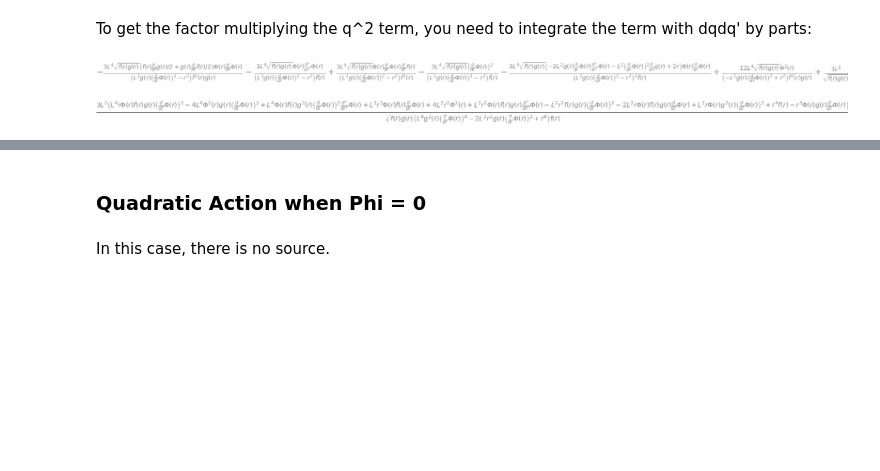
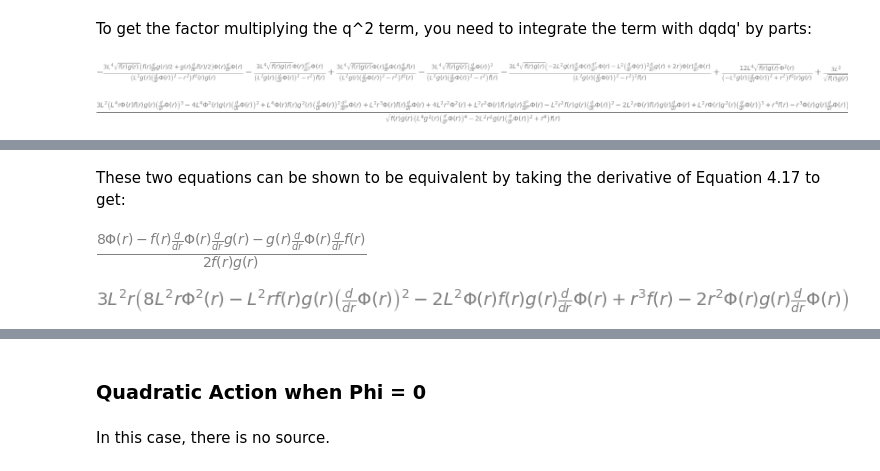
Before and after one commit to jchryssanthacopoulos/wormholes, a Jupyter notebook: second_order_action_analysis.ipynb, the cells around one changed output, grey strips where cells are left out. Cells and saved outputs as stored; diff of their text form; code cells hidden in the pictures; blank space fills up the shorter version.

```diff
--- a/second_order_action_analysis.ipynb
+++ b/second_order_action_analysis.ipynb
@@ -436,0 +408,13 @@ plt.legend();
+# %% [markdown]
+These two equations can be shown to be equivalent by taking the derivative of Equation 4.17 to get:
+# %%
+ddPhi_sol = (8 * Phi - dPhi * df * g - dPhi * dg * f) / (2 * f * g)
+ddPhi_sol
+# %% [output]
+[figure, added]
+# %%
+n, d = sympy.fraction(term_qq)
+n = n.subs({ddPhi: ddPhi_sol, dg: dg_sol, df: df_sol}).simplify()
+n
+# %% [output]
+[figure, added]
```
Also changed, not shown: parts of 19 cells of this notebook.
